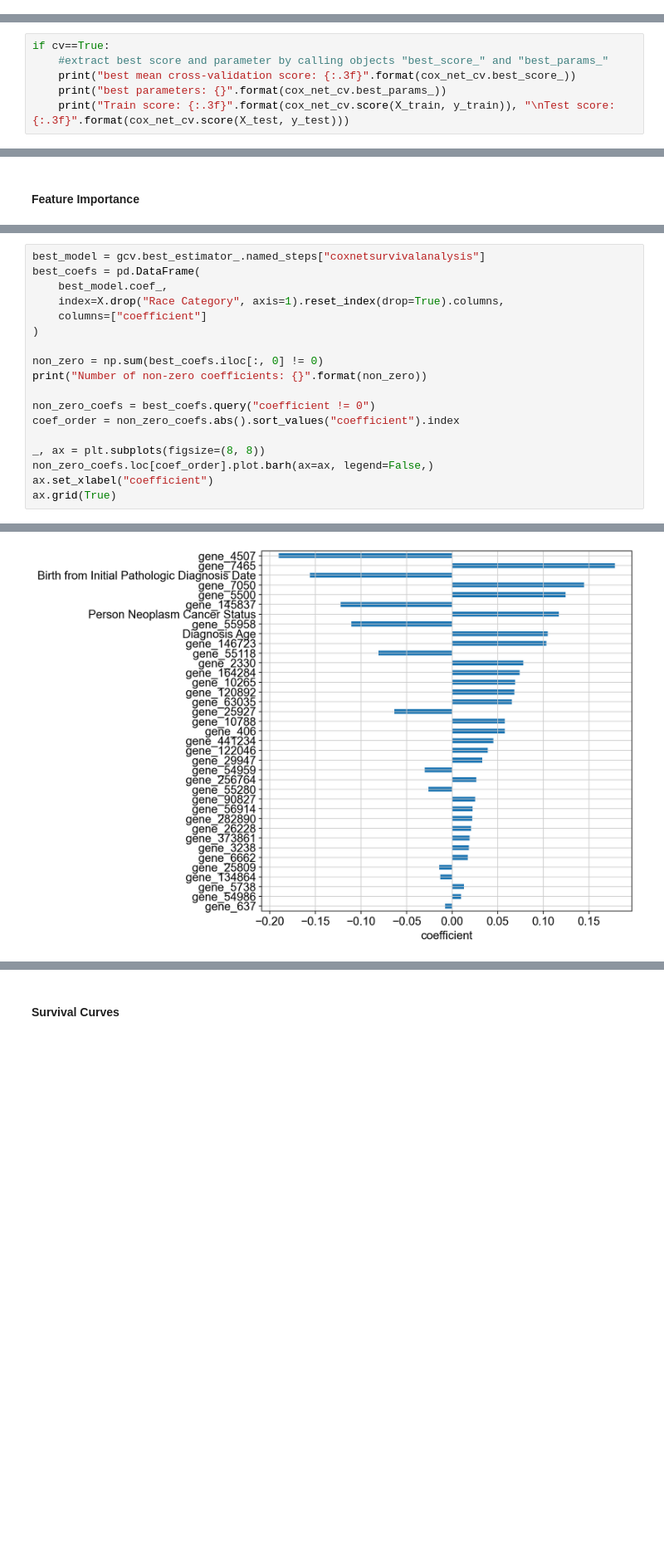
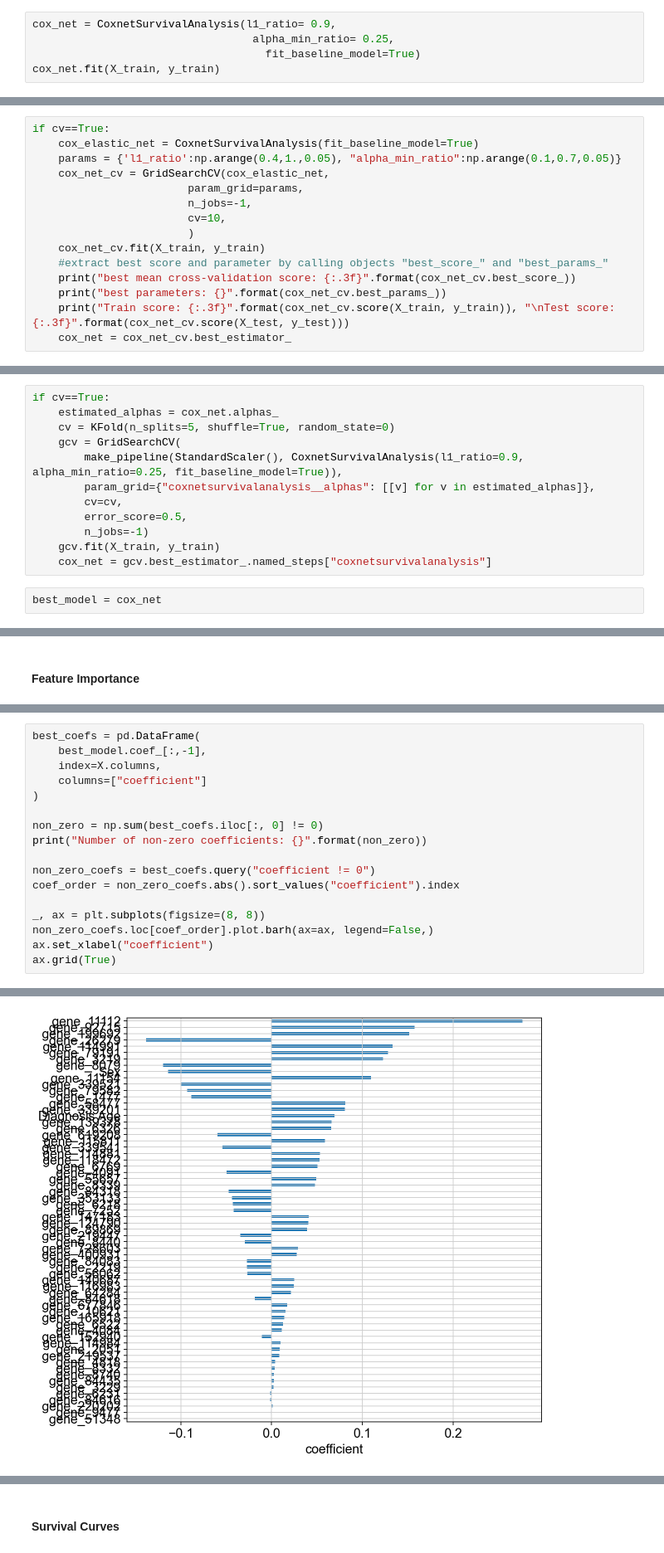
Before and after one commit to qmss5052/msk-2023, a Jupyter notebook: Survival analysis_zscores.ipynb, the cells around one changed output, grey strips where cells are left out. Shown at 83% size. Cells and saved outputs as stored; diff of their text form; blank space fills up the shorter version.

```diff
--- a/Survival analysis_zscores.ipynb
+++ b/Survival analysis_zscores.ipynb
@@ -511,0 +376,5 @@ Test score: 0.820
+# %%
+cox_net = CoxnetSurvivalAnalysis(l1_ratio= 0.9,
+                                  alpha_min_ratio= 0.25,
+                                    fit_baseline_model=True)
+cox_net.fit(X_train, y_train)
@@ -517,6 +386,15 @@ if cv==True:
 # %%
 if cv==True:
+    cox_elastic_net = CoxnetSurvivalAnalysis(fit_baseline_model=True)
+    params = {'l1_ratio':np.arange(0.4,1.,0.05), "alpha_min_ratio":np.arange(0.1,0.7,0.05)}
+    cox_net_cv = GridSearchCV(cox_elastic_net,
+                        param_grid=params,
+                        n_jobs=-1,
+                        cv=10,
+                        )
+    cox_net_cv.fit(X_train, y_train)
     #extract best score and parameter by calling objects "best_score_" and "best_params_"
     print("best mean cross-validation score: {:.3f}".format(cox_net_cv.best_score_))
     print("best parameters: {}".format(cox_net_cv.best_params_))
     print("Train score: {:.3f}".format(cox_net_cv.score(X_train, y_train)), "\nTest score: {:.3f}".format(cox_net_cv.score(X_test, y_test)))
+    cox_net = cox_net_cv.best_estimator_
@@ -525,0 +401,14 @@ if cv==True:
+# %%
+if cv==True:
+    estimated_alphas = cox_net.alphas_
+    cv = KFold(n_splits=5, shuffle=True, random_state=0)
+    gcv = GridSearchCV(
+        make_pipeline(StandardScaler(), CoxnetSurvivalAnalysis(l1_ratio=0.9, alpha_min_ratio=0.25, fit_baseline_model=True)),
+        param_grid={"coxnetsurvivalanalysis__alphas": [[v] for v in estimated_alphas]},
+        cv=cv,
+        error_score=0.5,
+        n_jobs=-1)
+    gcv.fit(X_train, y_train)
+    cox_net = gcv.best_estimator_.named_steps["coxnetsurvivalanalysis"]
+# %%
+best_model = cox_net
@@ -557,8 +422,7 @@ GridSearchCV(cv=KFold(n_splits=5, random_state=0, shuffle=True),
 # %%
-best_model = gcv.best_estimator_.named_steps["coxnetsurvivalanalysis"]
 best_coefs = pd.DataFrame(
-    best_model.coef_,
-    index=X.drop("Race Category", axis=1).reset_index(drop=True).columns,
+    best_model.coef_[:,-1],
+    index=X.columns,
     columns=["coefficient"]
 )
 
@@ -577,3 +441,3 @@ Number of non-zero coefficients: 37
-[figure, old version]
+[figure, new version]
 # %%
 _, ax = plt.subplots(figsize=(6, 6))
```
Also changed, not shown: parts of 70 cells of this notebook, 1 other file.
